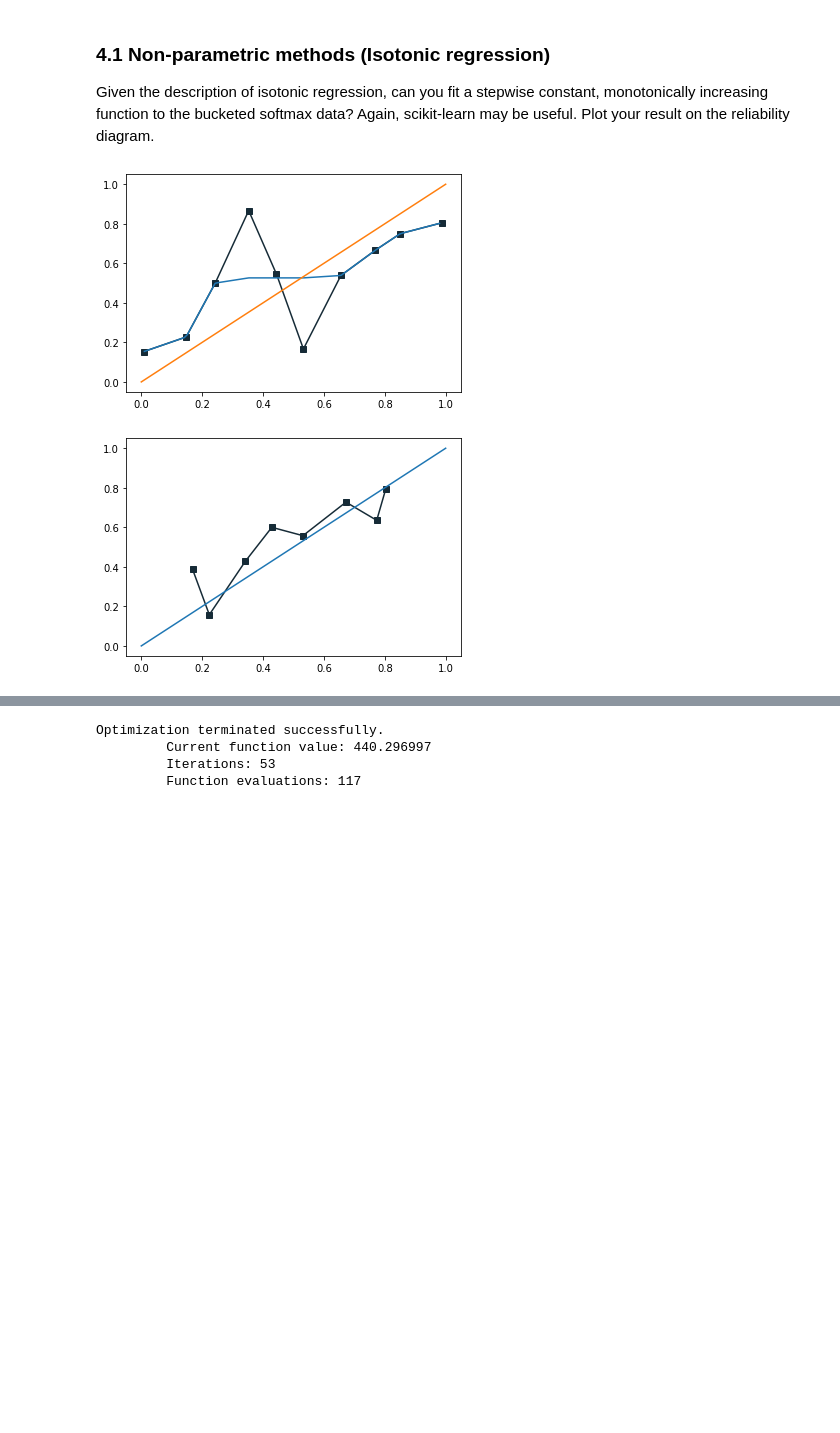
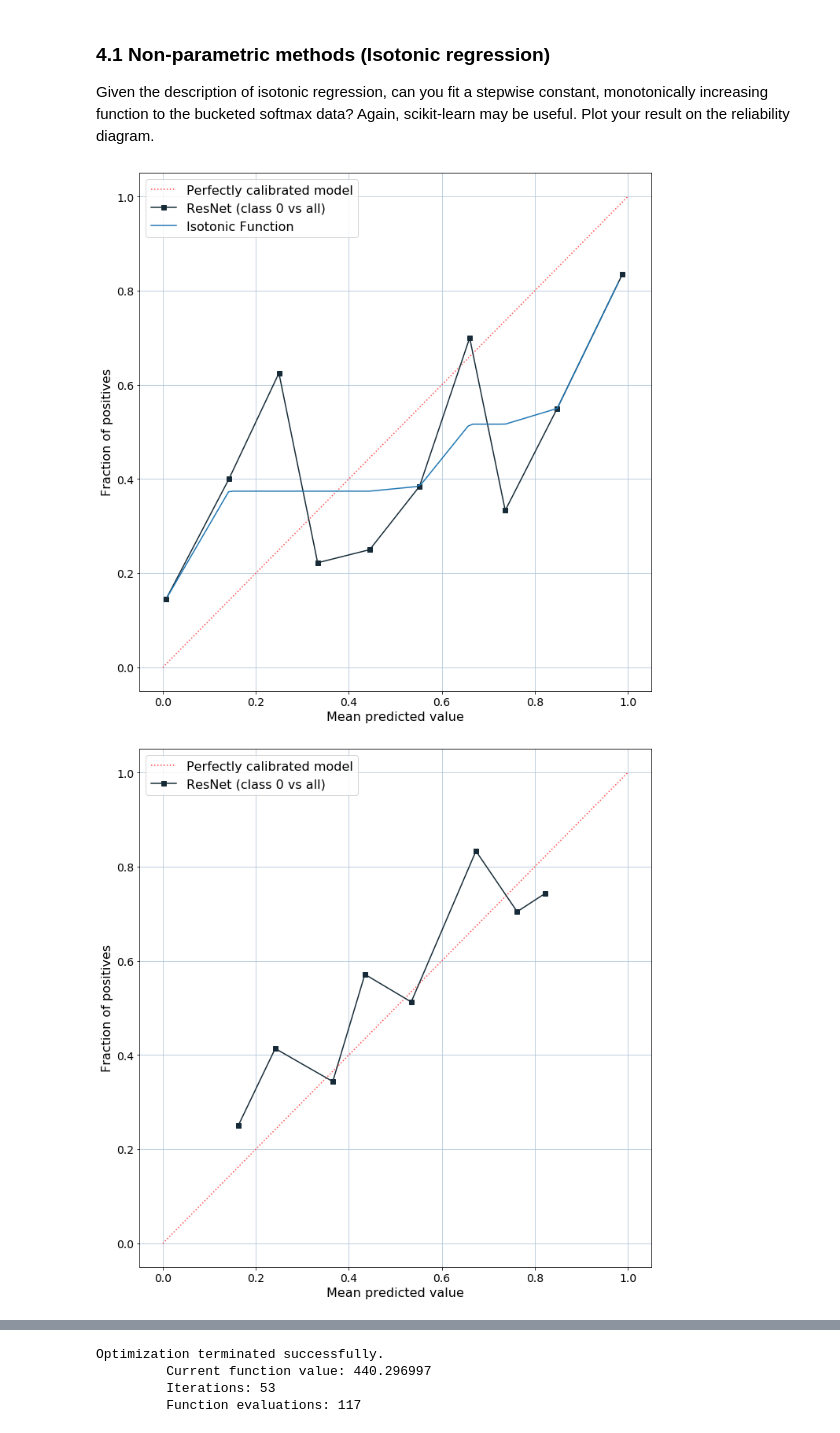
Before and after one commit to nplan-io/kdd2020-calibration, a Jupyter notebook: tutorial/KDD 2020 - nPlan calibration session (completed).ipynb, the cells around one changed output, grey strips where cells are left out. Drawn from its saved outputs; the diff is of its cells as text; code cells hidden in the pictures; blank space fills up the shorter version.

```diff
--- a/tutorial/KDD 2020 - nPlan calibration session (completed).ipynb
+++ b/tutorial/KDD 2020 - nPlan calibration session (completed).ipynb
@@ -118,21 +118,29 @@ Can you use `calibration_curve()` from scikit-learn to show how calibrated the m
 # calculate the values of calibration curve for bin 0 vs all
 prob_true_binary, prob_pred_binary = calibration_curve(y_val_binary, y_pred_binary, n_bins=10)
 
-# Plot the calibration curve for ResNet in comparison with what a perfectly calibrated model would look like
-fig = plt.figure(figsize=(10, 10))
-plt.plot([0, 1], [0, 1], color="#FE4A49", linestyle=":", label="Perfectly calibrated model")
-plt.plot(prob_pred_binary, prob_true_binary, "s-", label="ResNet (class 0 vs all)", color="#162B37")
+def plot_reliability_diagram(prob_true, prob_pred, model_name, ax=None):
+    # Plot the calibration curve for ResNet in comparison with what a perfectly calibrated model would look like
+    if ax==None:
+        fig = plt.figure(figsize=(10, 10))
+        ax = plt.gca()
+    else:
+        plt.sca(ax)
 
-plt.ylabel("Fraction of positives", fontsize=16)
-plt.xlabel("Mean predicted value", fontsize=16)
+    plt.plot([0, 1], [0, 1], color="#FE4A49", linestyle=":", label="Perfectly calibrated model")
+    plt.plot(prob_pred, prob_true, "s-", label=model_name, color="#162B37")
 
-plt.legend(fontsize=16)
-plt.xticks(fontsize=14)
-plt.yticks(fontsize=14)
+    plt.ylabel("Fraction of positives", fontsize=16)
+    plt.xlabel("Mean predicted value", fontsize=16,)
 
-plt.grid(True, color="#B2C7D9")
+    plt.legend(fontsize=16)
+    plt.xticks(fontsize=14)
+    plt.yticks(fontsize=14)
 
-plt.tight_layout()
+    plt.grid(True, color="#B2C7D9")
+
+    plt.tight_layout()
+
+plot_reliability_diagram(prob_true_binary, prob_pred_binary, "ResNet (class 0 vs all)")
 # %% [output]
 [figure]
 # %% [markdown]
@@ -240,24 +248,23 @@ Given the description of isotonic regression, can you fit a stepwise constant, m
 # %%
 from sklearn.isotonic import IsotonicRegression
 iso_reg = IsotonicRegression().fit(prob_pred_binary, prob_true_binary)
 
-plt.plot(prob_pred_binary, prob_true_binary, "s-", label="ResNet (class 0 vs all)", color="#162B37")
+plot_reliability_diagram(prob_true_binary, prob_pred_binary, "ResNet (class 0 vs all)")
 a_grid = np.linspace(0, 1, 100)
-plt.plot(a_grid, iso_reg.predict(a_grid))
-plt.plot([0,1],[0,1])
+plt.plot(a_grid, iso_reg.predict(a_grid), label="Isotonic Function")
+plt.legend(fontsize=16)
 plt.show()
 
-#y_pred = model.predict(x_test)
-y_pred_corr = iso_reg.predict(y_pred_binary.flatten())
+y_test_pred_binary = binary_model.predict(x_test_binary)
+y_pred_corr = iso_reg.predict(y_test_pred_binary.flatten())
 
-prob_true_binary_corr, prob_pred_binary_corr = calibration_curve(y_val_binary, y_pred_corr, n_bins=10)
+prob_true_binary_corr, prob_pred_binary_corr = calibration_curve(y_test_binary, y_pred_corr, n_bins=10)
 
-plt.plot(prob_pred_binary_corr, prob_true_binary_corr, "s-", label="ResNet (class 0 vs all)", color="#162B37")
-plt.plot([0,1],[0,1])
+plot_reliability_diagram(prob_true_binary_corr, prob_pred_binary_corr, "ResNet (class 0 vs all)")
 plt.show()
 # %% [output]
-[figure, old version]
+[figure, new version]
-[figure, old version]
+[figure, new version]
 # %% [markdown]
 ### 4.2 Platt scaling
 Now, based on the explanation, can you implement binary platt scaling for our binary classifier?
```
Also changed, not shown: parts of 7 cells of this notebook.
